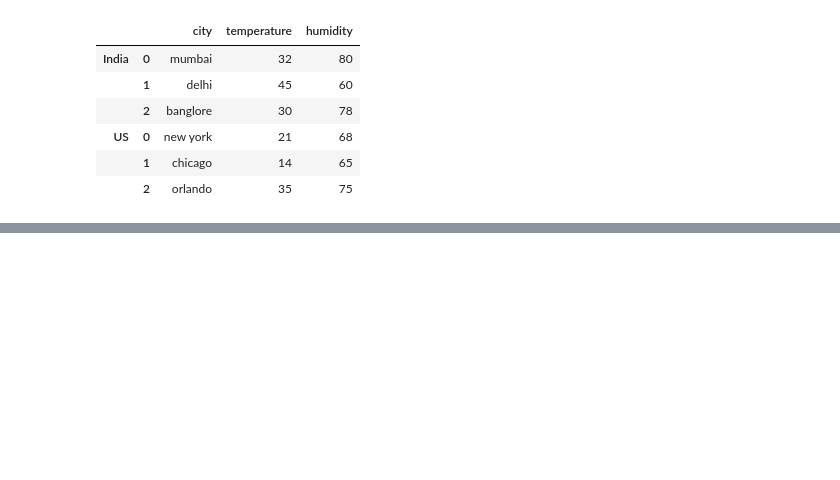
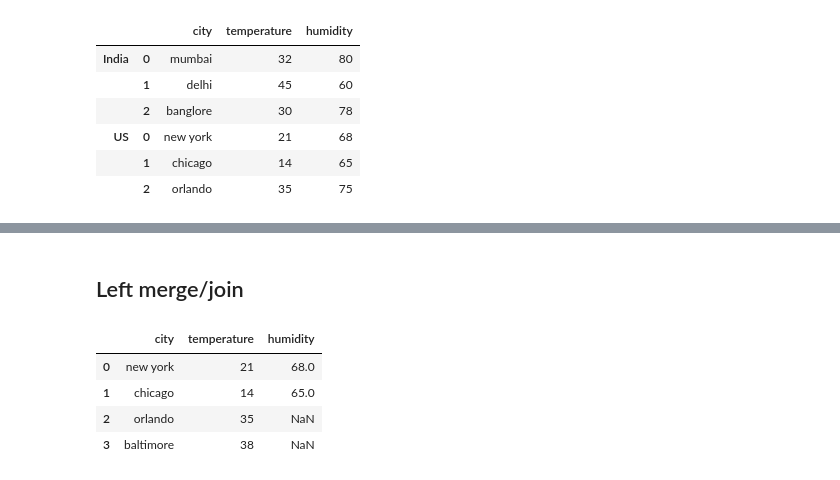
Before and after one commit to shreyaspangavhane/Machine-Learning, a Jupyter notebook: Pandas/DataConcat_Merge_resources/Data Concatenation and Merging.ipynb, the cells around one changed output, grey strips where cells are left out. Cells and saved outputs as stored; diff of their text form; code cells hidden in the pictures; blank space fills up the shorter version.

```diff
--- a/Pandas/DataConcat_Merge_resources/Data Concatenation and Merging.ipynb
+++ b/Pandas/DataConcat_Merge_resources/Data Concatenation and Merging.ipynb
@@ -61,0 +195,12 @@ df
+# %% [markdown]
+## Left merge/join
+# %%
+##get all data of left part and also get same data of both
+df3=pd.merge(df1,df2,on="city",how="left")
+df3
+# %% [output]
+|  | city | temperature | humidity |
+| 0 | new york | 21 | 68.0 |
+| 1 | chicago | 14 | 65.0 |
+| 2 | orlando | 35 | NaN |
+| 3 | baltimore | 38 | NaN |
```
Also changed, not shown: parts of 21 cells of this notebook, 7 other files.
